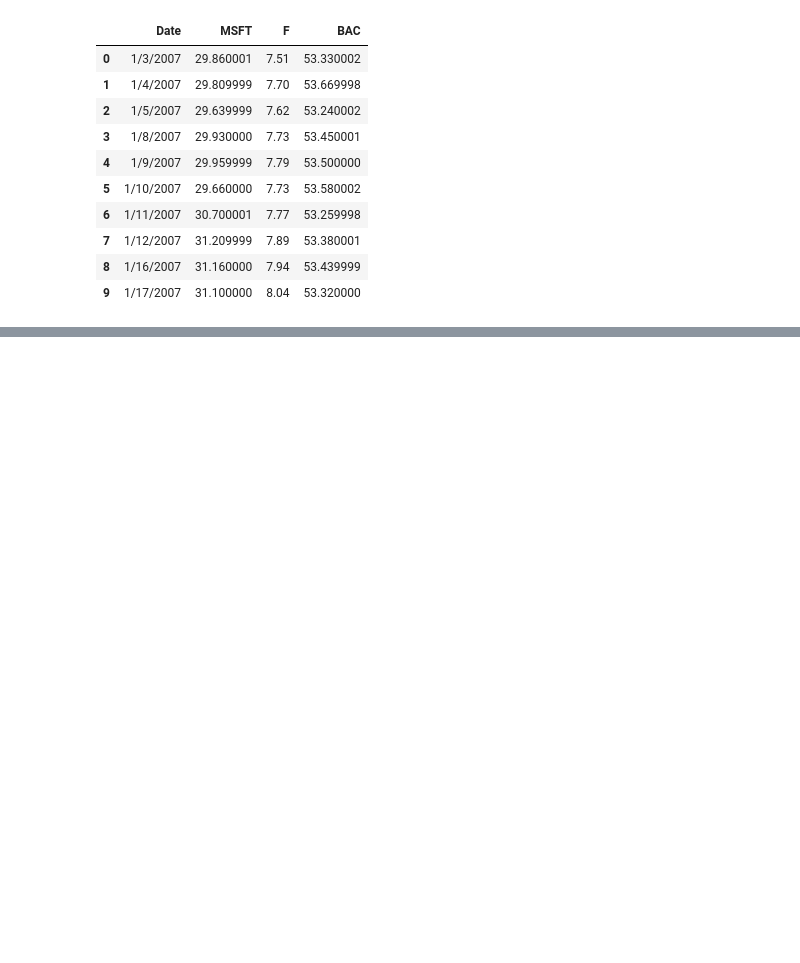
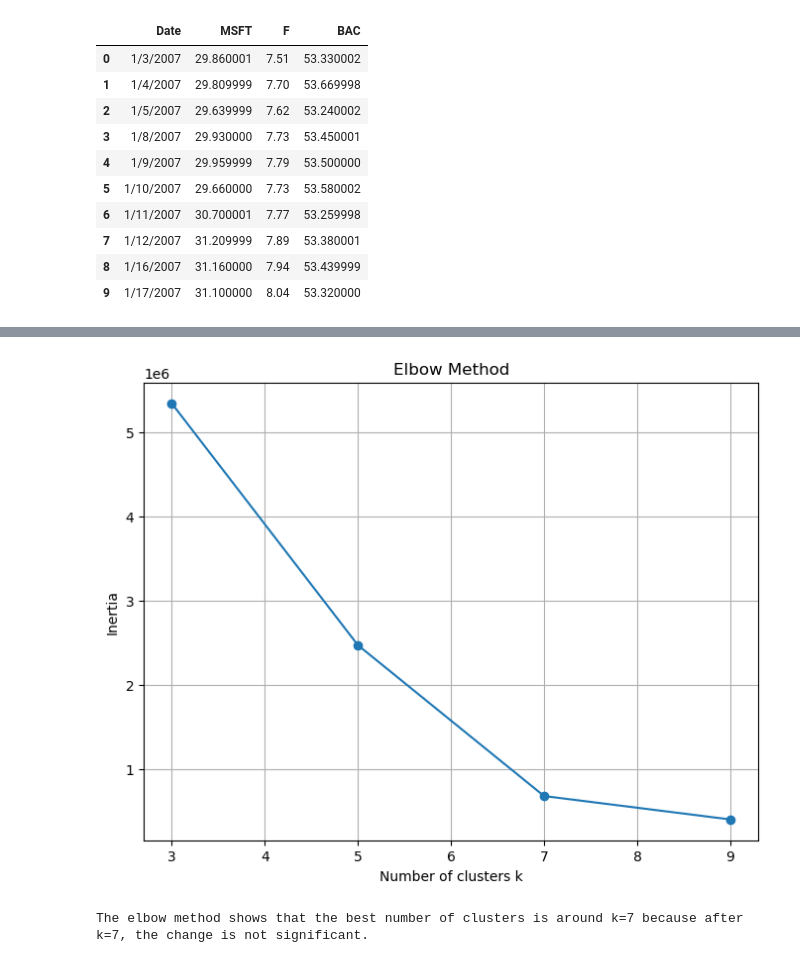
Before and after one commit to Vlouis22/data_science_hmw, a Jupyter notebook: Final_Exam S 2025.ipynb, the cells around one changed output, grey strips where cells are left out. Cells and saved outputs as stored; diff of their text form; code cells hidden in the pictures; blank space fills up the shorter version.

```diff
--- a/Final_Exam S 2025.ipynb
+++ b/Final_Exam S 2025.ipynb
@@ -318,3 +390,17 @@ print((df["BAC"] == 0).sum()) # output: 0
 # %%
 # Q15: Calculate error values for all k values we're interested in then
 # Give the the best number of clusters based on different experiments.
+
+
+plt.figure(figsize=(8, 6))
+plt.plot(list(errors.keys()), list(errors.values()), marker='o')
+plt.title("Elbow Method")
+plt.xlabel("Number of clusters k")
+plt.ylabel("Inertia")
+plt.grid(True)
+plt.show()
+
+print("The elbow method shows that the best number of clusters is around k=7 because after k=7, the change is not significant.")
+# %% [output]
+[figure, added]
+The elbow method shows that the best number of clusters is around k=7 because after k=7, the change is not significant.
```
Also changed, not shown: parts of 17 cells of this notebook.
